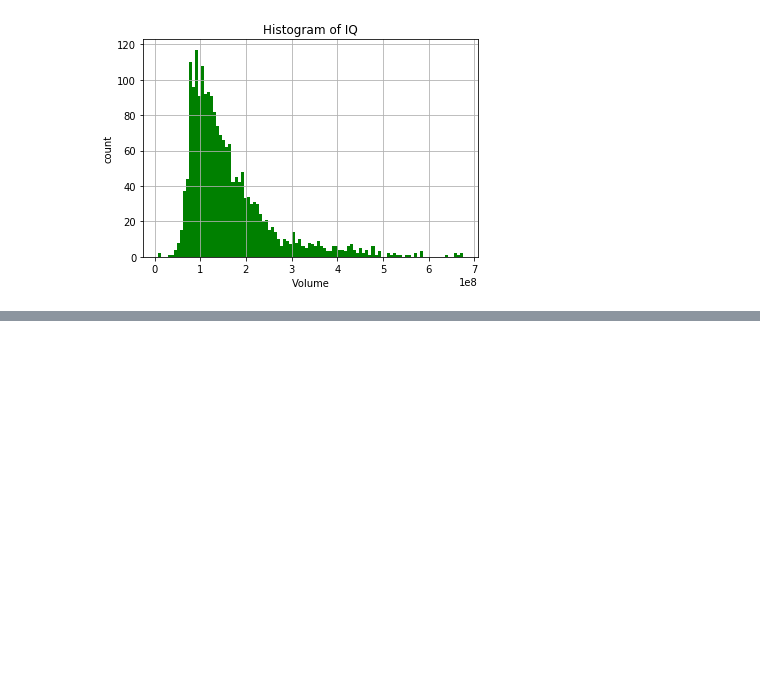
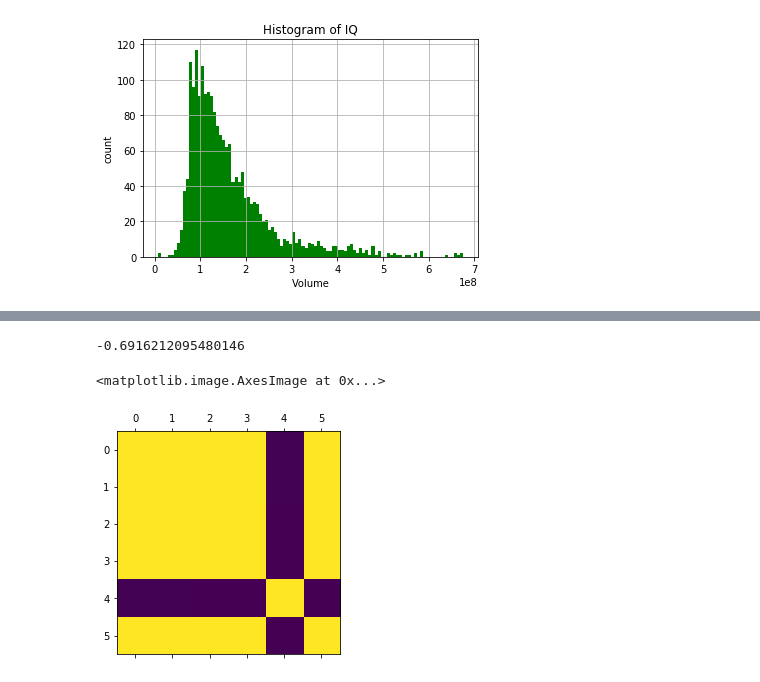
Before and after one commit to abbasiehsan1991/DataMining_concepts, a Jupyter notebook: Data_Mining_Concepts.ipynb, the cells around one changed output, grey strips where cells are left out. Saved outputs shown, nothing was run; the diff lists cells and outputs as text; code cells hidden in the pictures; blank space fills up the shorter version.

Commit message:
hist & corr

```diff
--- a/Data_Mining_Concepts.ipynb
+++ b/Data_Mining_Concepts.ipynb
@@ -219,0 +241,9 @@ plt.grid(True)
+# %%
+df['Volume'].corr(df['Open'])
+# %% [output]
+-0.6916212095480146
+# %%
+plt.matshow(df.corr())
+# %% [output]
+<matplotlib.image.AxesImage at 0x...>
+[figure, added]
```
Also changed, not shown: parts of 6 cells of this notebook.
